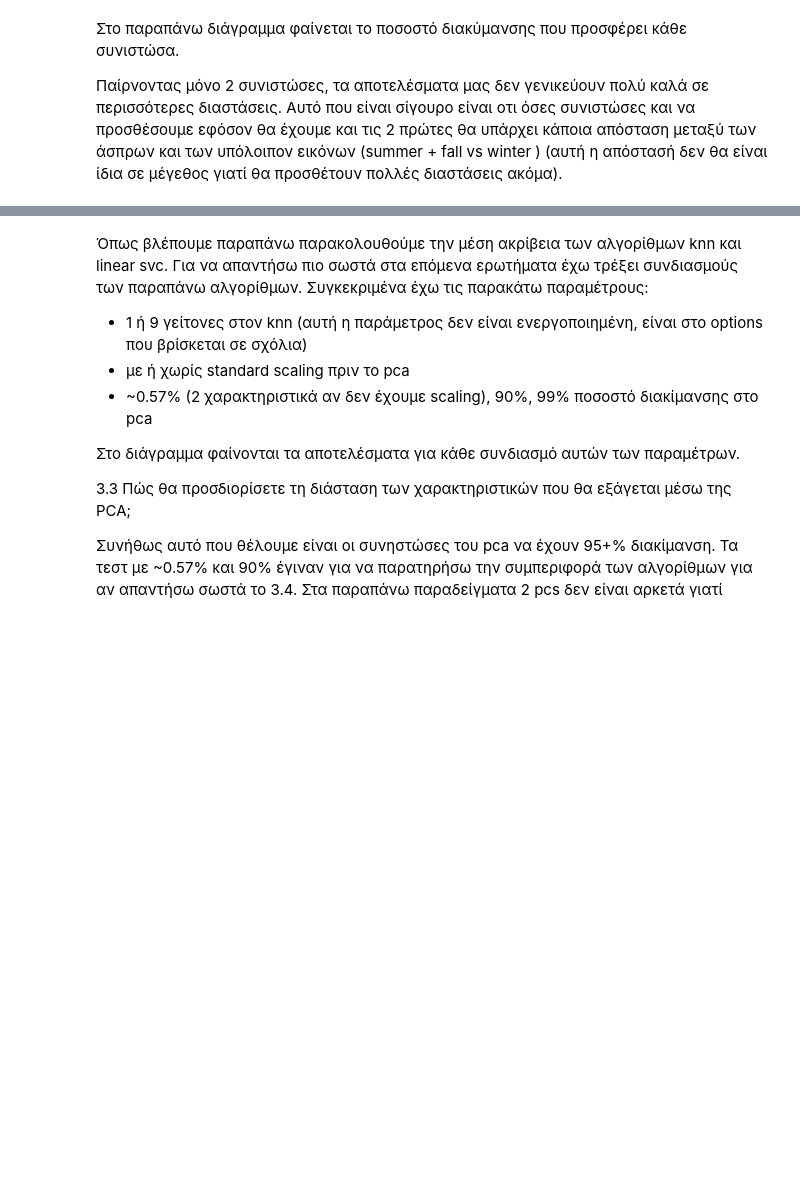
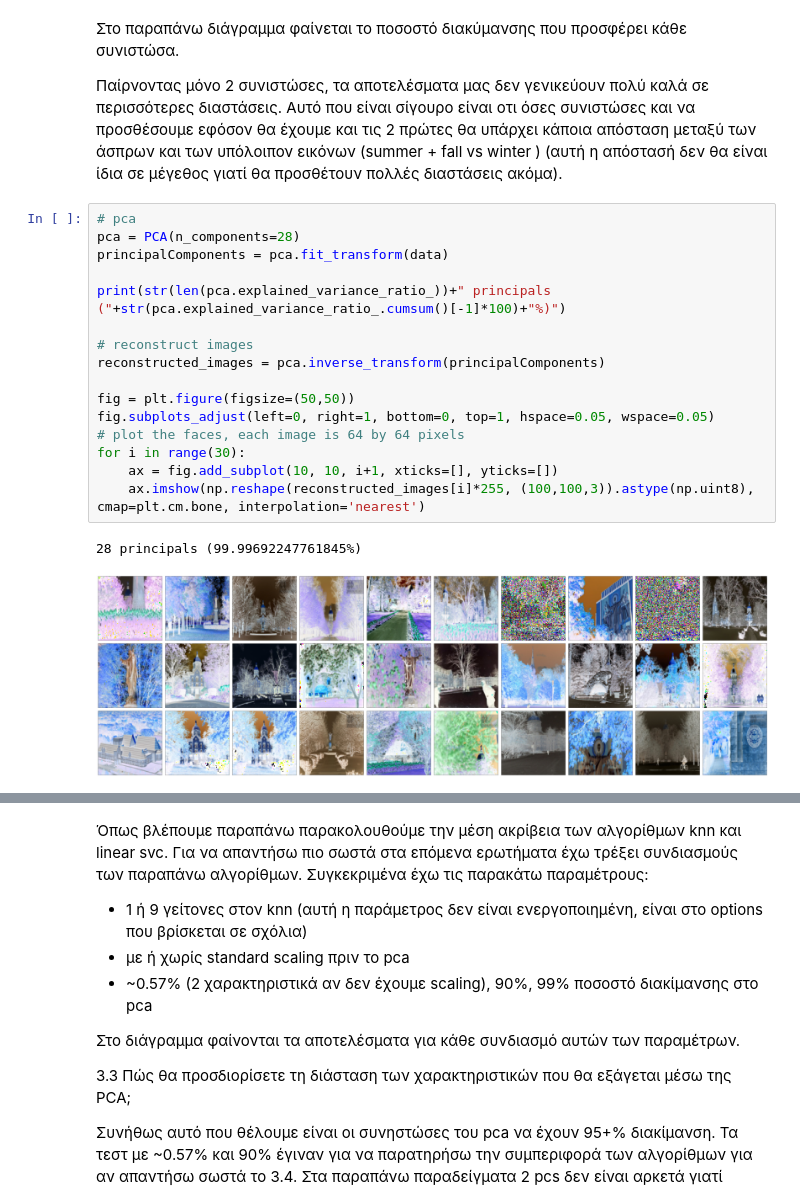
Before and after one commit to stratos1st/machine_learning_2020, a Jupyter notebook: Untitled.ipynb, the cells around one changed output, grey strips where cells are left out. Drawn from its saved outputs; the diff is of its cells as text; blank space fills up the shorter version.

```diff
--- a/Untitled.ipynb
+++ b/Untitled.ipynb
@@ -102,6 +110,25 @@ plt.show()
 Στο παραπάνω διάγραμμα φαίνεται το ποσοστό διακύμανσης που προσφέρει κάθε συνιστώσα.
 
 Παίρνοντας μόνο 2 συνιστώσες, τα αποτελέσματα μας δεν γενικεύουν πολύ καλά σε περισσότερες διαστάσεις. Αυτό που είναι σίγουρο είναι οτι όσες συνιστώσες και να προσθέσουμε εφόσον θα έχουμε και τις 2 πρώτες θα υπάρχει κάποια απόσταση μεταξύ των άσπρων και των υπόλοιπον εικόνων (summer + fall vs winter ) (αυτή η απόστασή δεν θα είναι ίδια σε μέγεθος γιατί θα προσθέτουν πολλές διαστάσεις ακόμα).
+# %%
+# pca
+pca = PCA(n_components=28)
+principalComponents = pca.fit_transform(data)
+
+print(str(len(pca.explained_variance_ratio_))+" principals ("+str(pca.explained_variance_ratio_.cumsum()[-1]*100)+"%)")
+
+# reconstruct images
+reconstructed_images = pca.inverse_transform(principalComponents)
+
+fig = plt.figure(figsize=(50,50))
+fig.subplots_adjust(left=0, right=1, bottom=0, top=1, hspace=0.05, wspace=0.05)
+# plot the faces, each image is 64 by 64 pixels
+for i in range(30):
+    ax = fig.add_subplot(10, 10, i+1, xticks=[], yticks=[])
+    ax.imshow(np.reshape(reconstructed_images[i]*255, (100,100,3)).astype(np.uint8), cmap=plt.cm.bone, interpolation='nearest')
+# %% [output]
+28 principals (99.99692247761845%)
+[figure, added]
 # %% [markdown]
 2.2 Οι εικόνες που αντιστοιχούν σε μία από τις εποχές τείνουν να ομαδοποιούνται πιο κοντά
 από ότι οι υπόλοιπες; Γιατί συμβαίνει αυτό;
```
Also changed, not shown: parts of 6 cells of this notebook.
